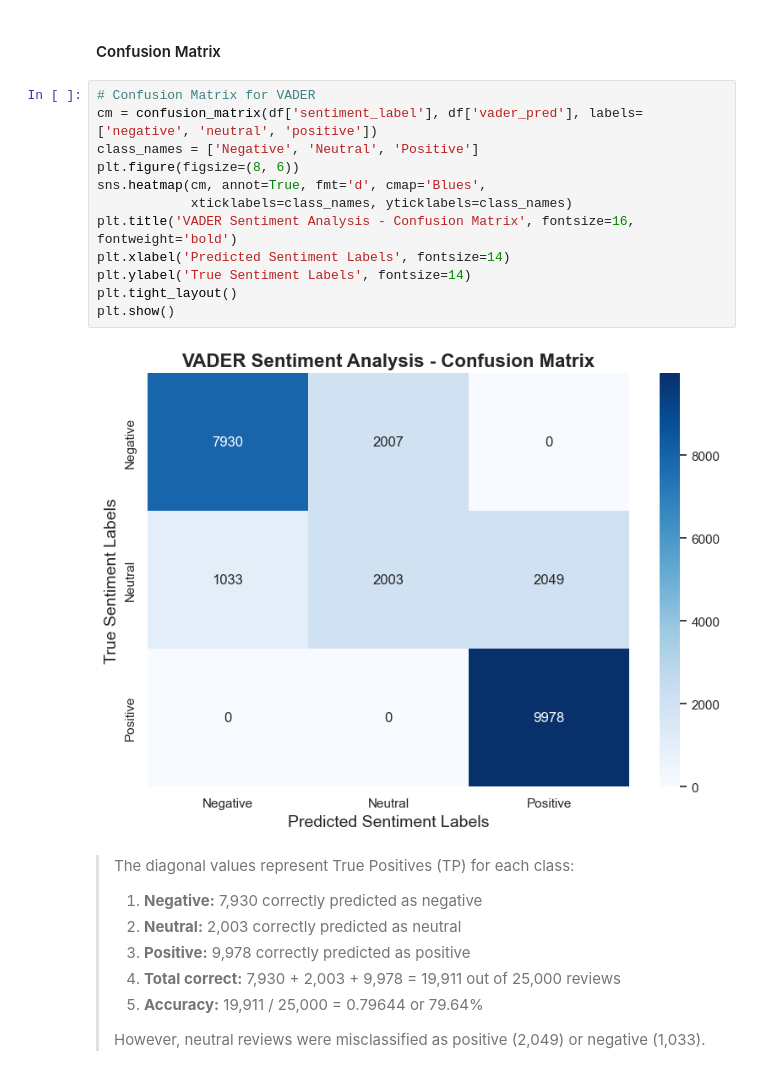
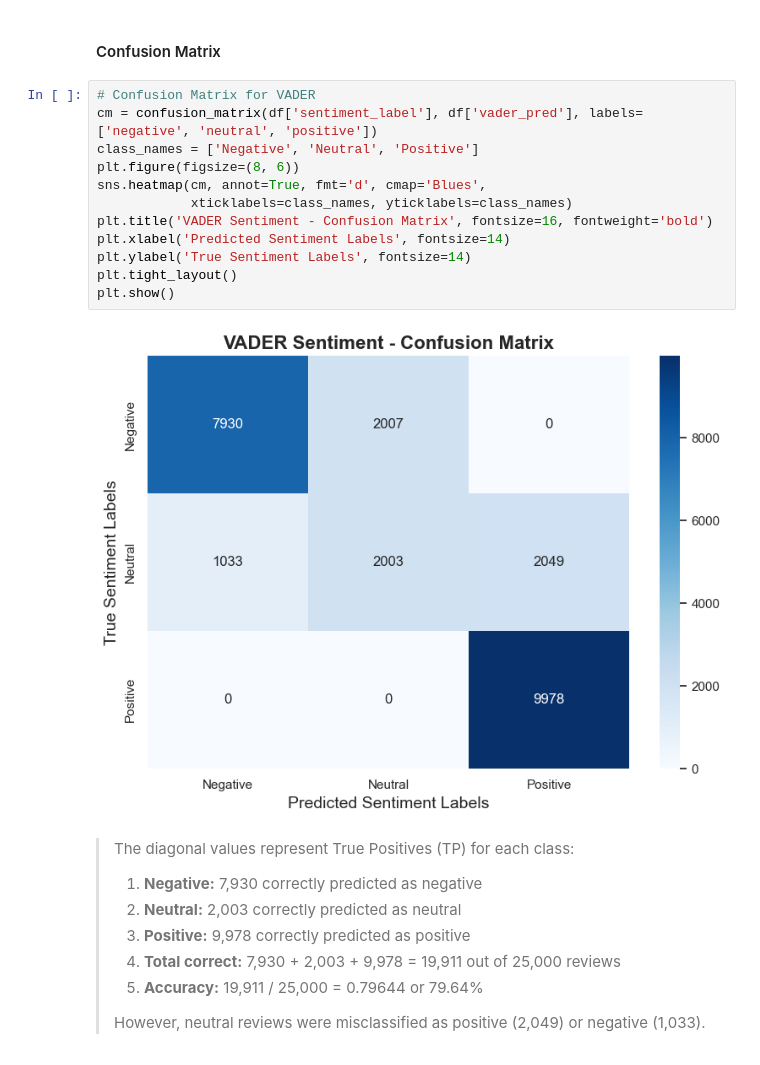
Before and after one commit to samehinttech/sentiment-analysis-customer-reviews, a Jupyter notebook: notebooks/sentiment_analysis.ipynb, the cells around one changed output. Saved outputs shown, nothing was run; the diff lists cells and outputs as text.

```diff
--- a/notebooks/sentiment_analysis.ipynb
+++ b/notebooks/sentiment_analysis.ipynb
@@ -567,17 +570,17 @@ weighted avg       0.78      0.80      0.79     25000
 # %%
 # Confusion Matrix for VADER
 cm = confusion_matrix(df['sentiment_label'], df['vader_pred'], labels=['negative', 'neutral', 'positive'])
 class_names = ['Negative', 'Neutral', 'Positive']
 plt.figure(figsize=(8, 6))
 sns.heatmap(cm, annot=True, fmt='d', cmap='Blues',
             xticklabels=class_names, yticklabels=class_names)
-plt.title('VADER Sentiment Analysis - Confusion Matrix', fontsize=16, fontweight='bold')
+plt.title('VADER Sentiment - Confusion Matrix', fontsize=16, fontweight='bold')
 plt.xlabel('Predicted Sentiment Labels', fontsize=14)
 plt.ylabel('True Sentiment Labels', fontsize=14)
 plt.tight_layout()
 plt.show()
 # %% [output]
-[figure, old version]
+[figure, new version]
 # %% [markdown]
 >The diagonal values represent True Positives (TP) for each class:
 >1. **Negative:** 7,930 correctly predicted as negative
```
Also changed, not shown: parts of 10 cells of this notebook, 1 other file.
